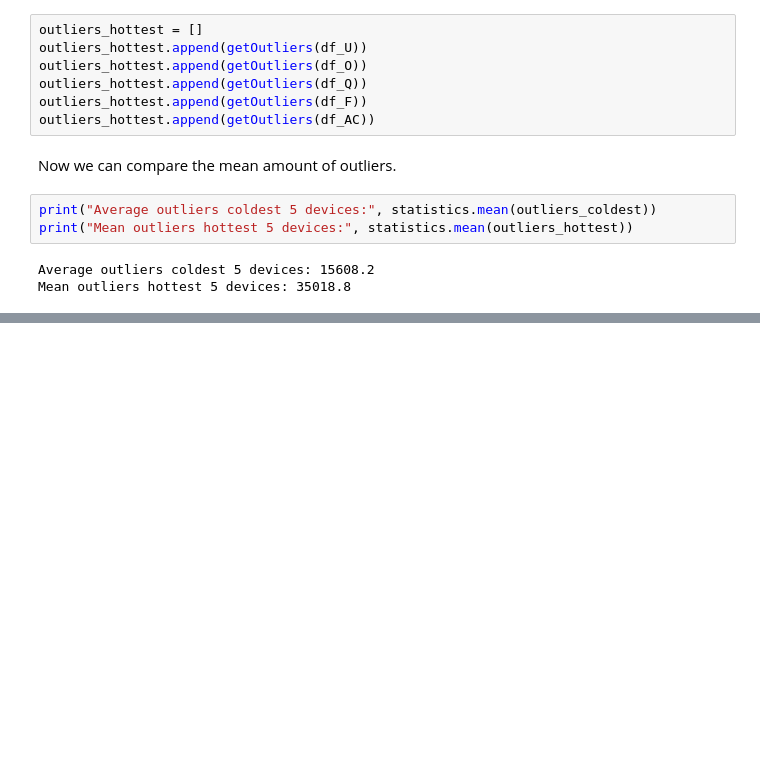
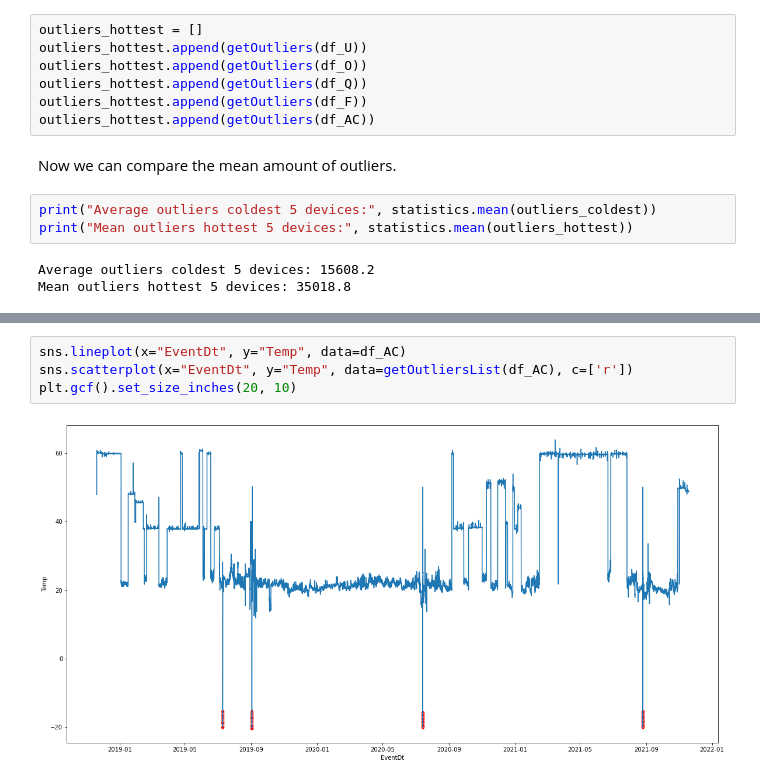
Before and after one commit to margja/SenseAnywhere, a Jupyter notebook: anomalies.ipynb, the cells around one changed output, grey strips where cells are left out. Saved outputs shown, nothing was run; the diff lists cells and outputs as text; blank space fills up the shorter version.

```diff
--- a/anomalies.ipynb
+++ b/anomalies.ipynb
@@ -179,0 +193,6 @@ Mean outliers hottest 5 devices: 35018.8
+# %%
+sns.lineplot(x="EventDt", y="Temp", data=df_AC)
+sns.scatterplot(x="EventDt", y="Temp", data=getOutliersList(df_AC), c=['r'])
+plt.gcf().set_size_inches(20, 10)
+# %% [output]
+[figure, added]
```
Also changed, not shown: parts of 13 cells of this notebook, 1 other file.
